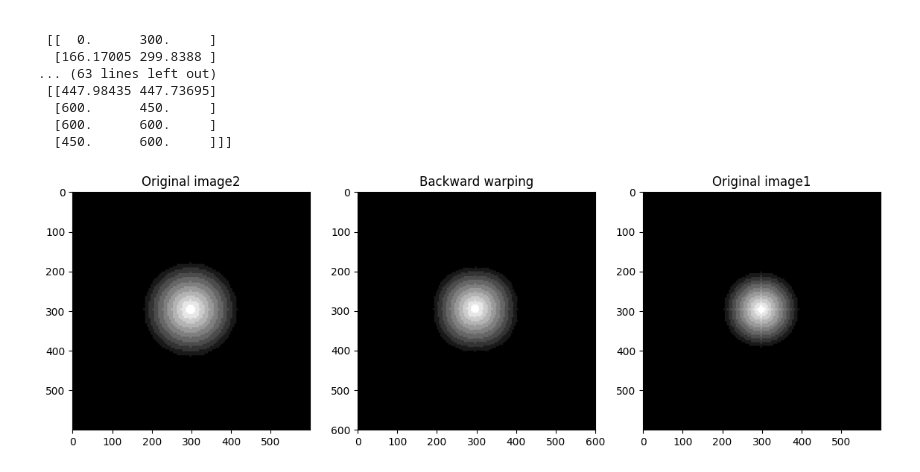
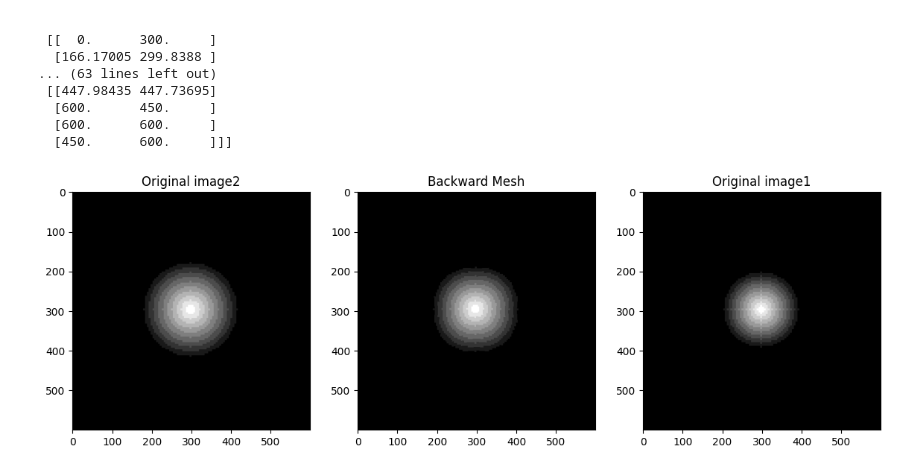
Before and after one commit to Coartix/VIdeoProcessing, a Jupyter notebook: Motion Compensation.ipynb, the cells around one changed output. Cells and saved outputs as stored; diff of their text form; code cells hidden in the pictures.

```diff
--- a/Motion Compensation.ipynb
+++ b/Motion Compensation.ipynb
@@ -377,7 +377,8 @@ print(allNodes)
   [450.      600.     ]]]
 # %%
 # Loop over all the nodes then loop over all the points of the node and recreate an image
-img_mesh_backward = np.zeros((img2.height+1, img2.width+1, 3), dtype=np.uint8)
+img_mesh_backward = np.zeros((img2.height, img2.width, 3), dtype=np.uint8)
+mesh_backward_vectors = np.zeros((img2.height, img2.width, 2), dtype=np.int32)
 
 blocks = getBlocksCoordinates(img2.grayImage)
 for indNodes, nodes in enumerate(allNodes):
@@ -386,6 +387,7 @@ for indNodes, nodes in enumerate(allNodes):
     for x in range(block[0][0], block[2][0]):
         for y in range(block[0][1], block[2][1]):
             vx, vy = phi1(x, y) * (block[0] - nodes[0]) + phi2(x, y) * (block[1] - nodes[1]) + phi3(x, y) * (block[2] - nodes[2]) + phi4(x, y) * (block[3] - nodes[3])
+            mesh_backward_vectors[x,y] = [vx, vy]
             new_x, new_y = (int)(x + vx), (int)(y + vy)
             if new_x < 0:
                 new_x = 0
@@ -399,11 +401,11 @@ for indNodes, nodes in enumerate(allNodes):
 # %%
 fig, ax = plt.subplots(1, 3, figsize=(14, 14))
 ax[0].imshow(cv2.cvtColor(img2.img, cv2.COLOR_BGR2RGB))
 ax[1].imshow(cv2.cvtColor(img_mesh_backward, cv2.COLOR_BGR2RGB))
 ax[2].imshow(cv2.cvtColor(img1.img, cv2.COLOR_BGR2RGB))
 ax[0].set_title('Original image2')
-ax[1].set_title('Backward warping')
+ax[1].set_title('Backward Mesh')
 ax[2].set_title('Original image1')
 plt.show()
 # %% [output]
-[figure, old version]
+[figure, new version]
```
Also changed, not shown: parts of 2 cells of this notebook.
